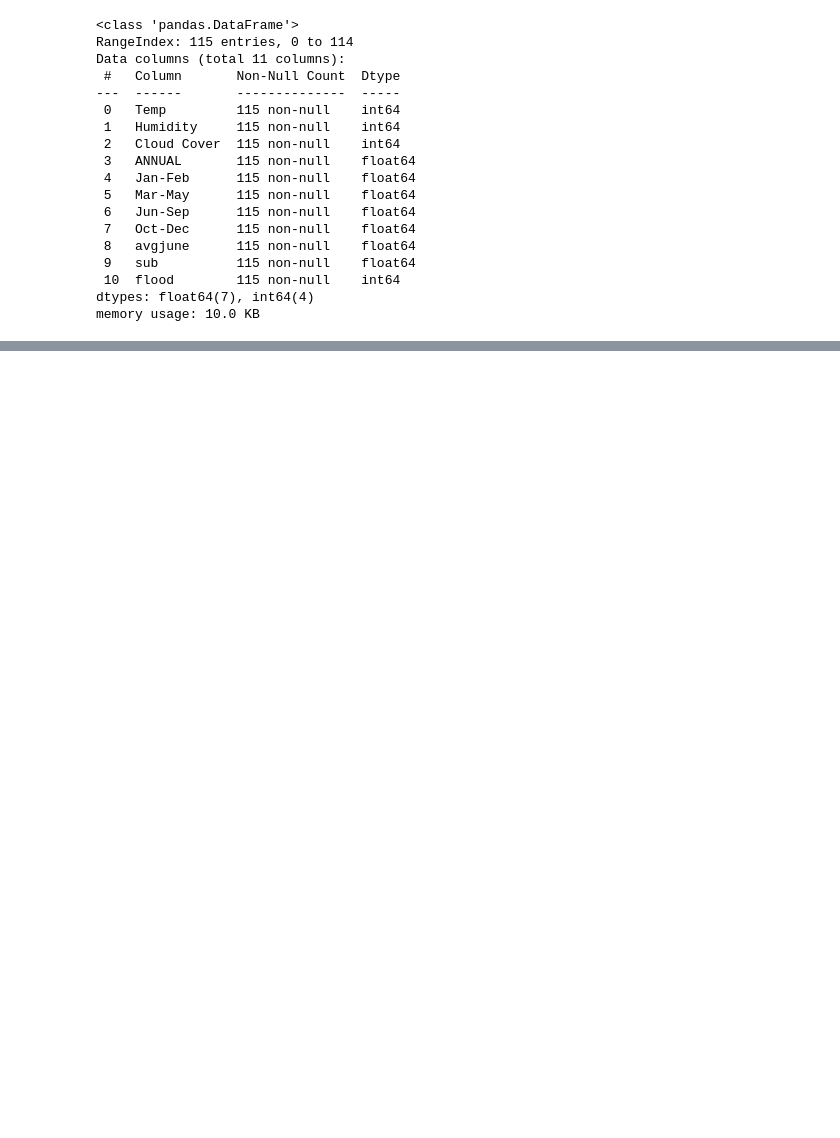
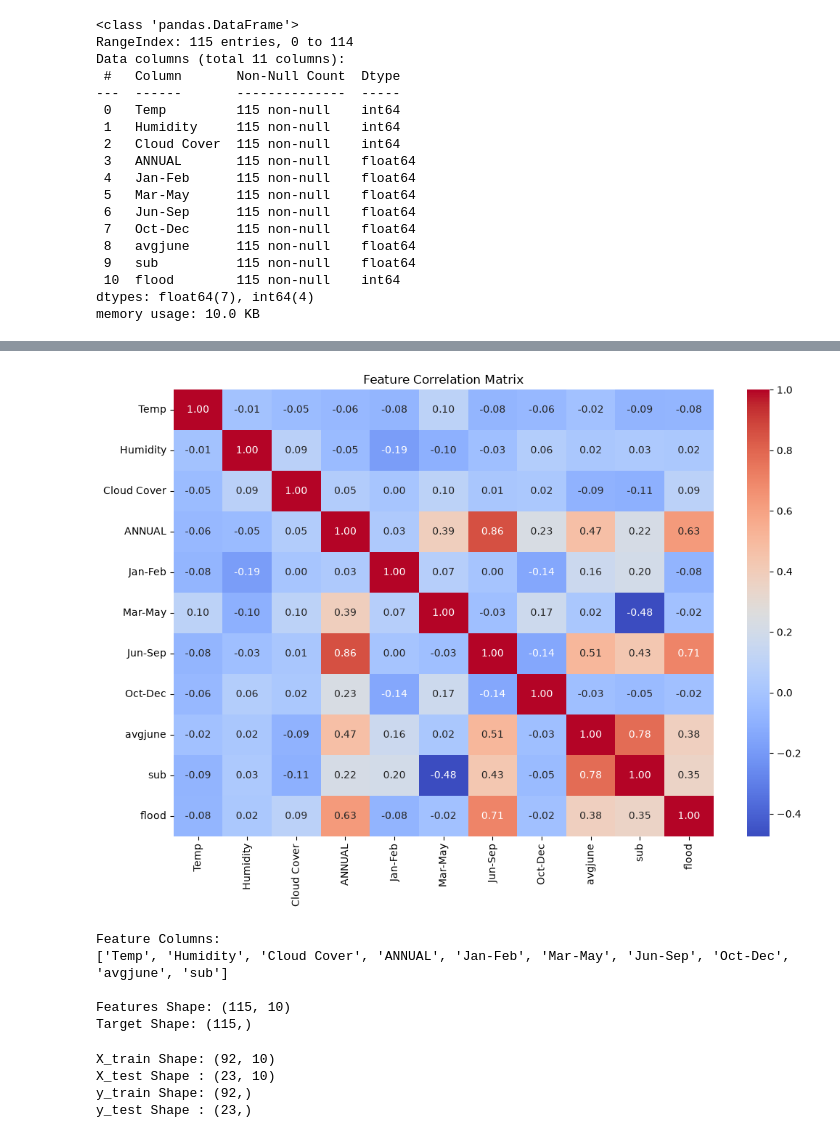
Before and after one commit to RavitejaTulasi/Rising-water, a Jupyter notebook: Flood_Prediction.ipynb, the cells around one changed output, grey strips where cells are left out. Drawn from its saved outputs; the diff is of its cells as text; code cells hidden in the pictures; blank space fills up the shorter version.

```diff
--- a/Flood_Prediction.ipynb
+++ b/Flood_Prediction.ipynb
@@ -578,0 +133,14 @@ print(X.columns.tolist())
+# %%
+plt.figure(figsize=(12, 8))
+
+sns.heatmap(
+    dataset.corr(),
+    annot=True,
+    cmap="coolwarm",
+    fmt=".2f"
+)
+
+plt.title("Feature Correlation Matrix")
+plt.show()
+# %% [output]
+[figure, added]
@@ -578,0 +151,12 @@ print(X.columns.tolist())
+# %%
+print("Feature Columns:")
+print(X.columns.tolist())
+
+print("\nFeatures Shape:", X.shape)
+print("Target Shape:", y.shape)
+# %% [output]
+Feature Columns:
+['Temp', 'Humidity', 'Cloud Cover', 'ANNUAL', 'Jan-Feb', 'Mar-May', 'Jun-Sep', 'Oct-Dec', 'avgjune', 'sub']
+
+Features Shape: (115, 10)
+Target Shape: (115,)
@@ -578,0 +171,11 @@ print(X.columns.tolist())
+# %%
+print("X_train Shape:", X_train.shape)
+print("X_test Shape :", X_test.shape)
+
+print("y_train Shape:", y_train.shape)
+print("y_test Shape :", y_test.shape)
+# %% [output]
+X_train Shape: (92, 10)
+X_test Shape : (23, 10)
+y_train Shape: (92,)
+y_test Shape : (23,)
```
Also changed, not shown: parts of 79 cells of this notebook, 2 other files.
